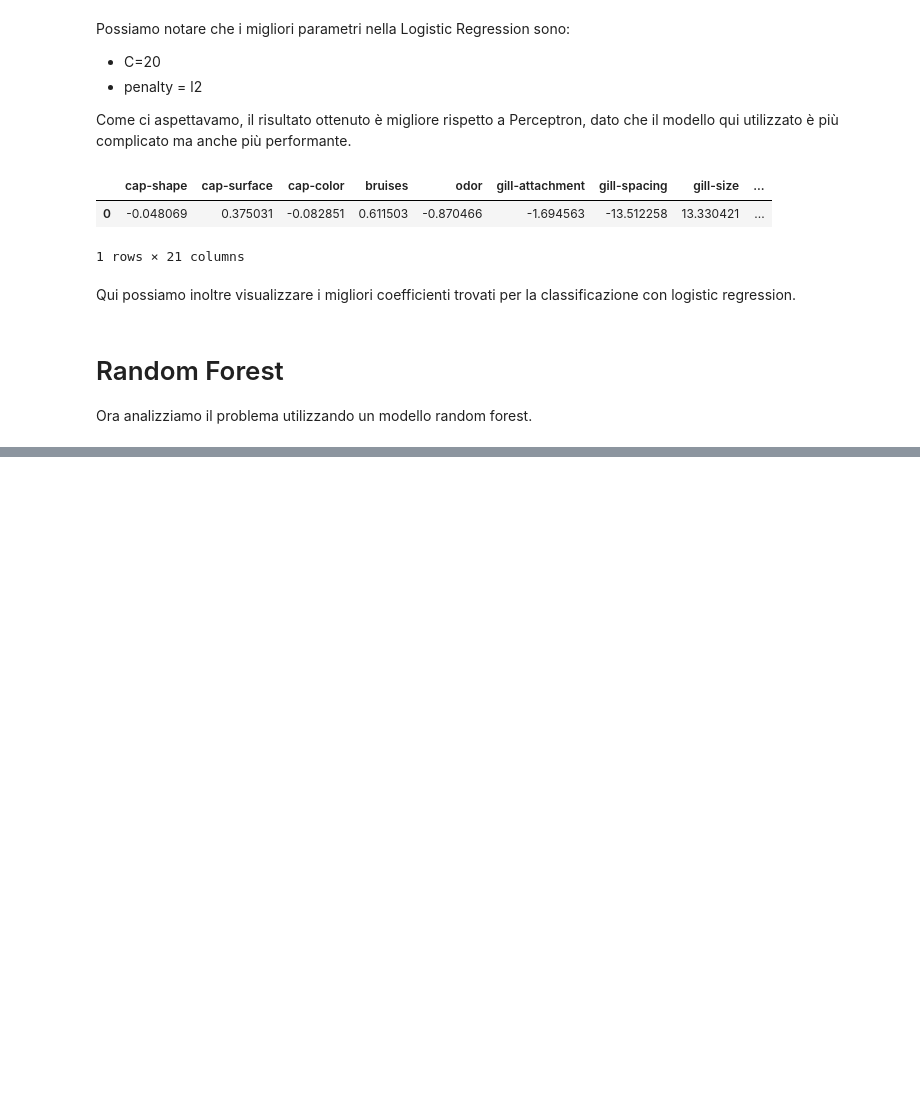
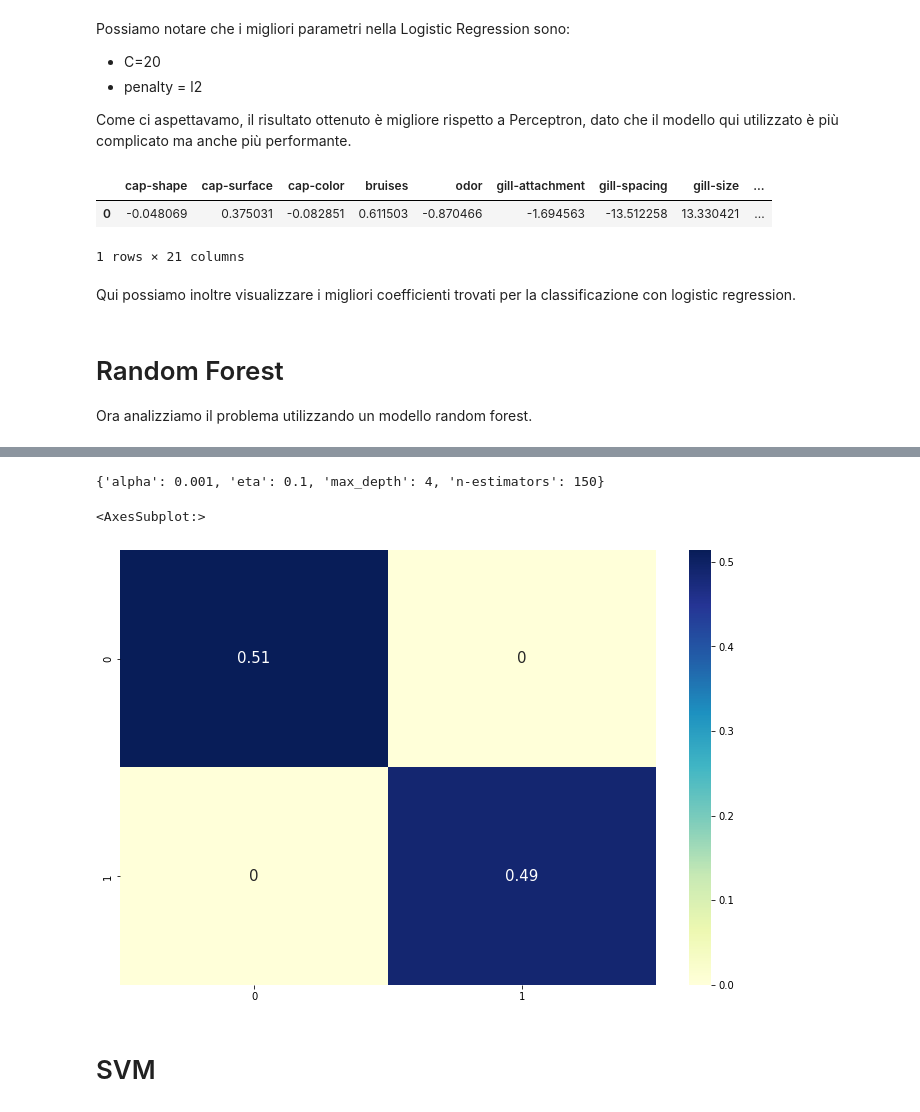
Before and after one commit to FedericoGuidazzi/HeartFailure, a Jupyter notebook: Mushrooms_Edible.ipynb, the cells around one changed output, grey strips where cells are left out. Cells and saved outputs as stored; diff of their text form; code cells hidden in the pictures; blank space fills up the shorter version.

Commit message:
add the trees and svm model, need a description and a make up to last models

```diff
--- a/Mushrooms_Edible.ipynb
+++ b/Mushrooms_Edible.ipynb
@@ -370,0 +374,14 @@ Ora analizziamo il problema utilizzando un modello random forest.
+# %%
+randomForest = RandomForestClassifier(n_jobs=-1, random_state=42)
+# %%
+grid = {
+    "n_estimators": [10, 50, 100, 200],
+    "max_depth": [2, 5, 8],
+    "min_samples_leaf": [1, 3, 5],
+    "min_samples_split": [1, 3, 5]
+}
+gridRandomForest = GridSearchCV(randomForest,  param_grid=grid, n_jobs=-1)
+gridRandomForest.fit(X_train, y_train)
+pred = gridRandomForest.predict(X_val)
+print(classification_report(y_val, pred))
+gridRandomForest.score(X_val, y_val)
@@ -370,0 +405,18 @@ Ora analizziamo il problema utilizzando un modello random forest.
+# %%
+from xgboost import XGBClassifier
+from sklearn.model_selection import KFold
+kf = KFold()
+xgboost = XGBClassifier(objective='binary:logistic')
+# %%
+grid = {
+    "eta" : [0.001,0.1],
+    "max_depth":[2, 4],
+    "n-estimators":[150,300],
+    "alpha": [0.001, 0.01, 1]
+}
+
+xgboostGrid = GridSearchCV(xgboost,  param_grid=grid, n_jobs=-1, cv=kf)
+xgboostGrid.fit(X_train, y_train)
+pred = xgboostGrid.predict(X_val)
+print(classification_report(y_val, pred))
+xgboostGrid.score(X_val, y_val)
@@ -370,0 +441,13 @@ Ora analizziamo il problema utilizzando un modello random forest.
+# %%
+xgboostGrid.best_params_
+# %% [output]
+{'alpha': 0.001, 'eta': 0.1, 'max_depth': 4, 'n-estimators': 150}
+# %%
+plt.subplots(figsize=(12,8))
+cf_matrix = confusion_matrix(y_val, xgboostGrid.predict(X_val))
+sn.heatmap(cf_matrix/np.sum(cf_matrix), cmap = "YlGnBu", annot = True, annot_kws = {'size':15})
+# %% [output]
+<AxesSubplot:>
+[figure, added]
+# %% [markdown]
+# SVM
```
Also changed, not shown: parts of 12 cells of this notebook.
